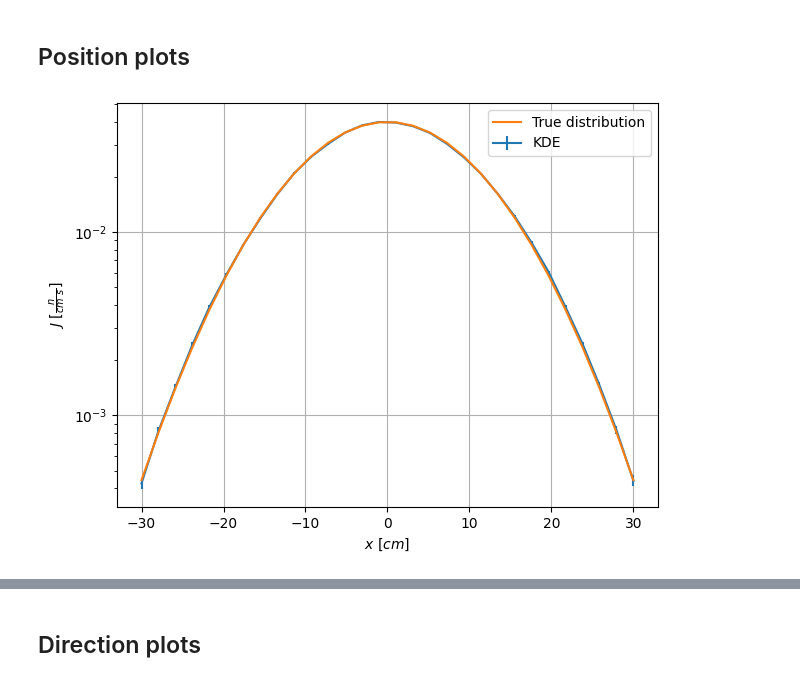
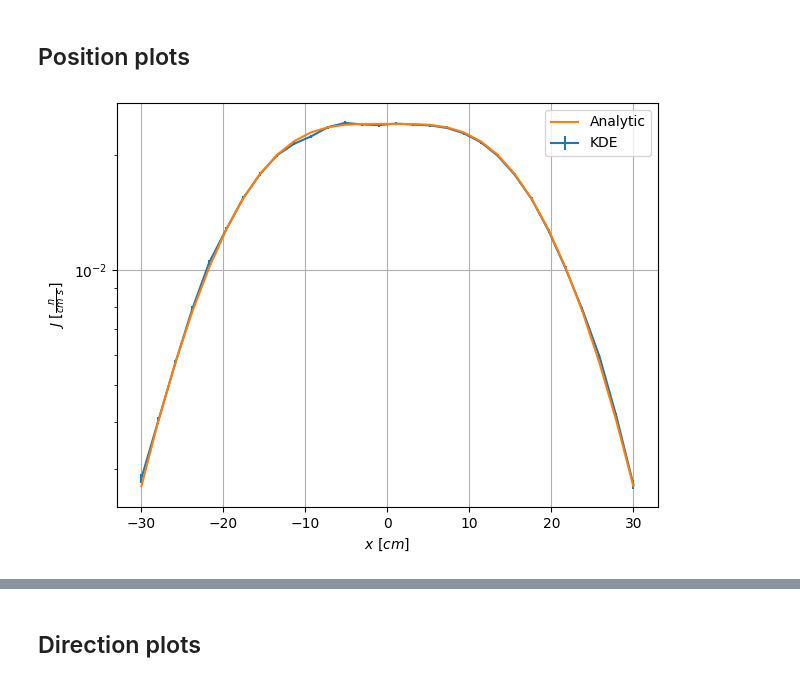
Before and after one commit to KDSource/KDSource, a Jupyter notebook: examples/Verification.ipynb, the cells around one changed output, grey strips where cells are left out. Saved outputs shown, nothing was run; the diff lists cells and outputs as text; code cells hidden in the pictures.

```diff
--- a/examples/Verification.ipynb
+++ b/examples/Verification.ipynb
@@ -119,7 +136,7 @@ plist = ks.PList(mcplfile)
 # Geometry: define metrics for variables
 geom = ks.Geometry([ks.Lethargy(E0),
                     ks.SurfXY(),
-                    ks.Isotrop()])
+                    ks.PolarMu()])
 # Create KSource
 s = ks.KSource(plist, geom)
 # %% [output]
@@ -133,7 +150,7 @@ N = 100000
 # Number of particles to use for optimization.
 # A large number (1E5 or more) gives better bandwidths, but takes longer to
 # compute.
-N = 1E4
+N = 1E5
 # %% [markdown]
 Choose one of the available bandwidth optimization methods.
 # %%
@@ -155,7 +172,7 @@ Optimal bw (silv) = [[0.36923091 3.72091769 3.71628311 0.03046129 0.03046129 0.0
 
 s.bw_method = "knn"
 batch_size = 10000 # Batch size for KNN search
-k = 10             # Numer of neighbors per batch
+k = 100            # Numer of neighbors per batch
 s.fit(N, batch_size=batch_size, k=k)
 # %%
 # Maximum Likelihood Cross-Validation: Robust method for general distribution.
@@ -167,7 +184,8 @@ s.fit(N, batch_size=batch_size, k=k)
 
 s.bw_method = "mlcv"
 seed = s.kde.bw      # Use a previously optimized BW as seed
-s.fit(N, seed=seed)
+grid = np.logspace(-0.2,0.2,10)
+s.fit(N, seed=seed, grid=grid)
 # %% [markdown]
 # Create plots
 # %%
@@ -269,17 +318,15 @@ Using 100000 particles for fit.
 # %%
 # Plot x distribution
 
 xx = np.linspace(-30,30,30)
+pdf_1 = 0.5 * np.exp(-((xx-mu_x_1)/sigma_x)**2/2)/(sigma_x*np.sqrt(2*np.pi))
+pdf_2 = 0.5 * np.exp(-((xx-mu_x_2)/sigma_x)**2/2)/(sigma_x*np.sqrt(2*np.pi))
+
 fig,scores = s.plot_integr("x", xx)
+plt.plot(xx, pdf_1+pdf_2, zorder=3, label="Analytic")
 
-plt.plot(xx,
-         np.exp(-(xx/sigma_x)**2/2)/(sigma_x*np.sqrt(2*np.pi)),
-         zorder=3,
-         label="True distribution")
 plt.legend()
-fig.axes[0].legend().get_texts()[1].set_text('KDE')
-
 plt.tight_layout()
 plt.show()
 # %% [output]
-[figure, old version]
+[figure, new version]
```
Also changed, not shown: parts of 21 cells of this notebook, 3 other files.
